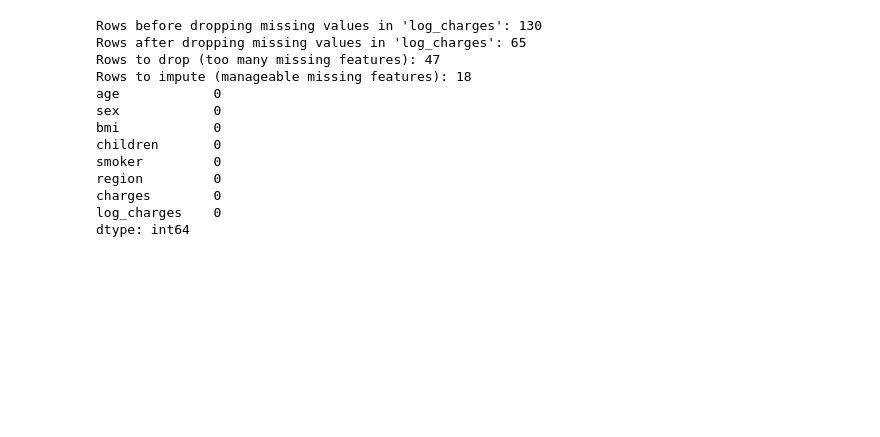
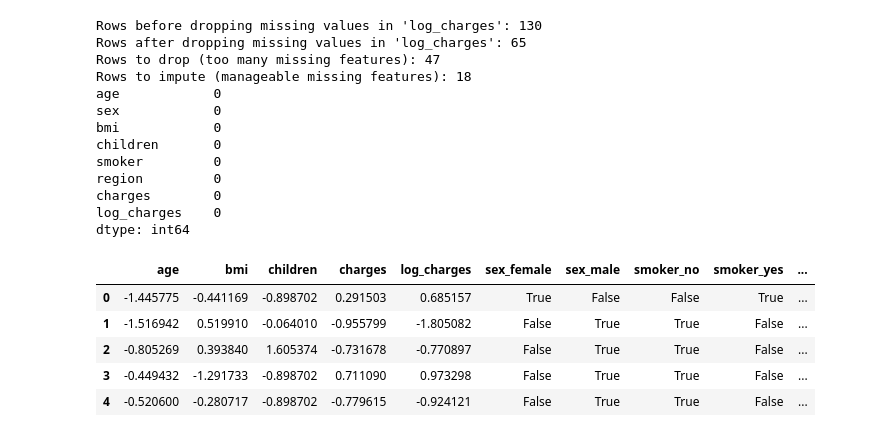
Before and after one commit to Eloise-Barrett/healthcare-insurance-charges, a Jupyter notebook: healthcare_insurance.ipynb, the cells around one changed output. Saved outputs shown, nothing was run; the diff lists cells and outputs as text; code cells hidden in the pictures; blank space fills up the shorter version.

Commit message:
Numerical columns was updated to include log transformed 'charges'. Pre-processing steps of standardization and encoding were added.

```diff
--- a/healthcare_insurance.ipynb
+++ b/healthcare_insurance.ipynb
@@ -55,7 +55,7 @@ print(insurance.info())
 print(insurance.describe())
 print(insurance.shape)
 
-# Data cleaning and preprocessing
+# Data cleaning
 # Convert charges to a numerical value
 insurance['charges'] = insurance['charges'].replace(r'[\$,]', '', regex=True).astype(float)
 
@@ -111,6 +111,7 @@ for i in insurance[numerical_cols]:
 # Only 8 outliers in bmi so we will keep them, but we will transform the charges column to reduce the impact of outliers
 #log transform charges to reduce the impact of high value outliers and gain a more bell-shaped distribution
 insurance['log_charges'] = np.log(insurance['charges'])
+numerical_cols.append('log_charges')
 
 #Visualize the distribution of charges before and after log transformation
 plt.figure(figsize=(12,5))
@@ -233,3 +234,20 @@ region         0
 charges        0
 log_charges    0
 dtype: int64
+# %%
+#Data preprocessing
+#Standardize numerical columns
+scaler = StandardScaler()
+insurance[numerical_cols] = scaler.fit_transform(insurance[numerical_cols])
+
+#Encode categorical columns using one-hot encoding
+insurance = pd.get_dummies(insurance, columns=categorical_cols)
+
+insurance.head()
+# %% [output]
+|  | age | bmi | children | charges | log_charges | sex_female | sex_male | smoker_no | smoker_yes | ... |
+| 0 | -1.445775 | -0.441169 | -0.898702 | 0.291503 | 0.685157 | True | False | False | True | ... |
+| 1 | -1.516942 | 0.519910 | -0.064010 | -0.955799 | -1.805082 | False | True | True | False | ... |
+| 2 | -0.805269 | 0.393840 | 1.605374 | -0.731678 | -0.770897 | False | True | True | False | ... |
+| 3 | -0.449432 | -1.291733 | -0.898702 | 0.711090 | 0.973298 | False | True | True | False | ... |
+| 4 | -0.520600 | -0.280717 | -0.898702 | -0.779615 | -0.924121 | False | True | True | False | ... |
```
